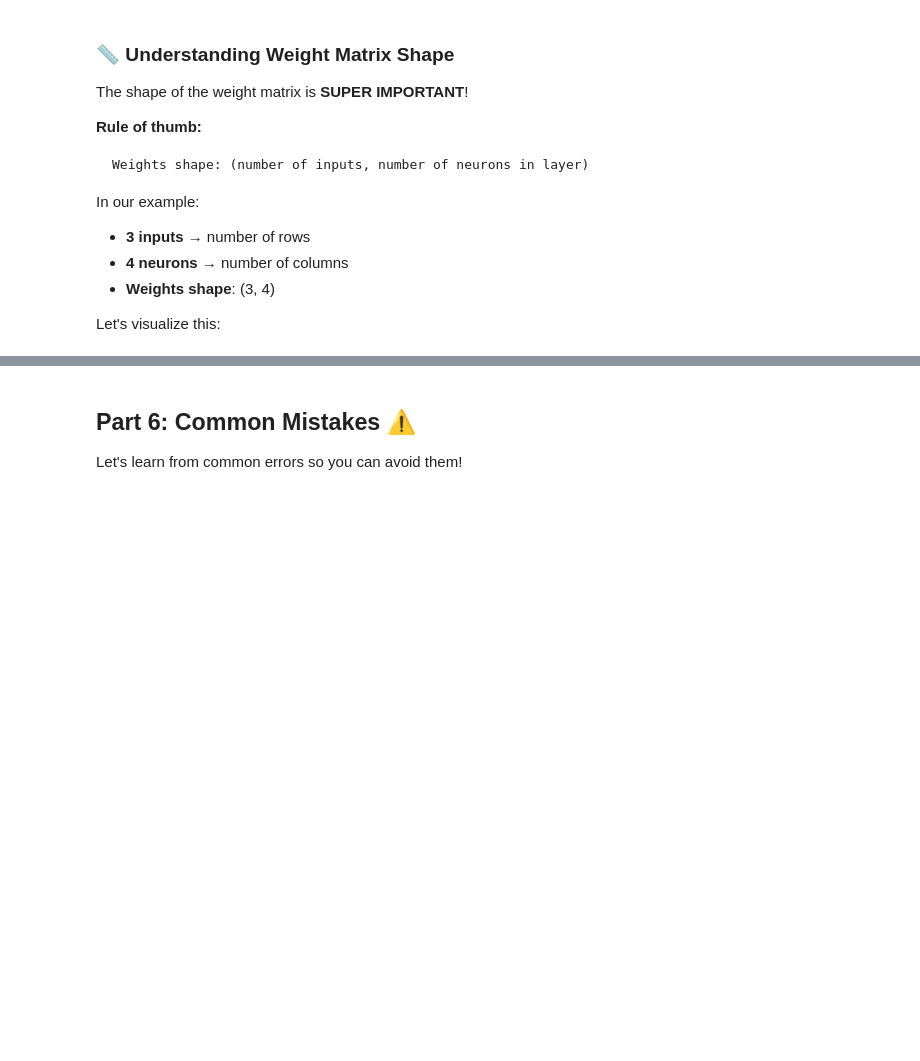
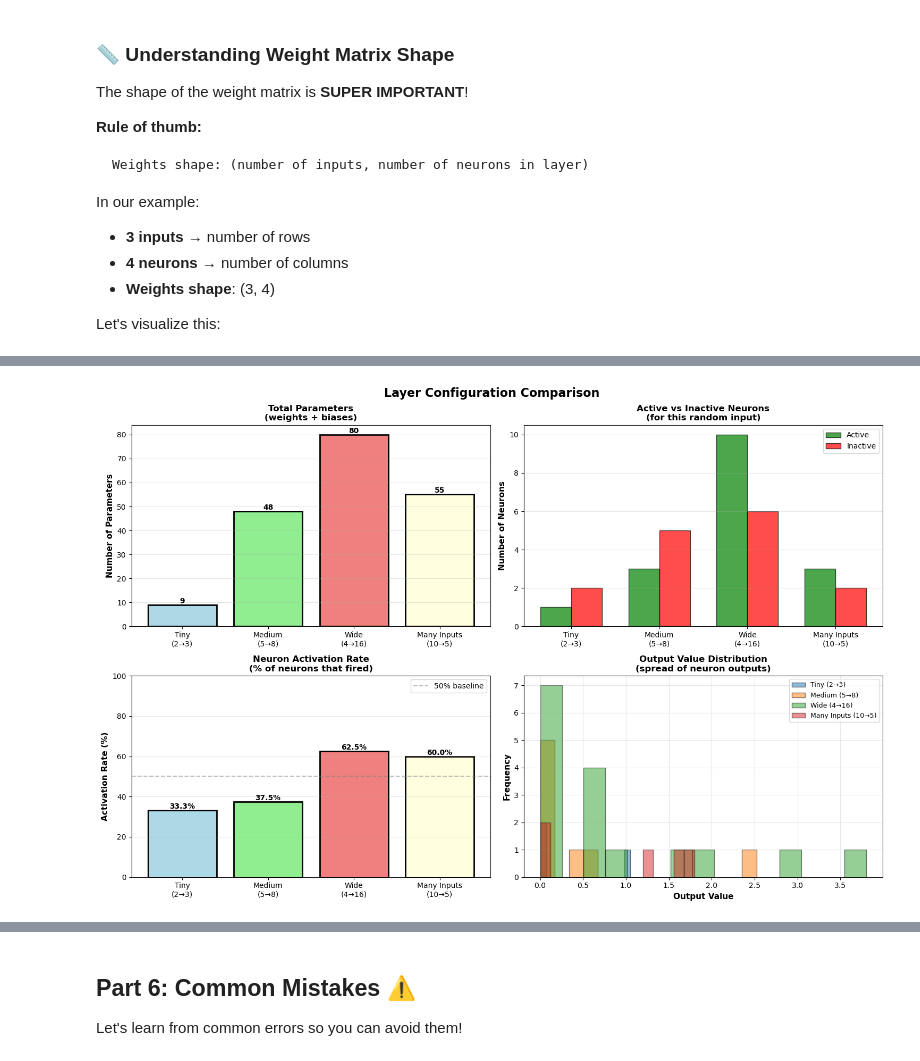
Before and after one commit to brucelee2077/applied-ai-research, a Jupyter notebook: 00-neural-networks/fundamentals/04_neural_network_layers.ipynb, the cells around one changed output, grey strips where cells are left out. Saved outputs shown, nothing was run; the diff lists cells and outputs as text; code cells hidden in the pictures; blank space fills up the shorter version.

```diff
--- a/00-neural-networks/fundamentals/04_neural_network_layers.ipynb
+++ b/00-neural-networks/fundamentals/04_neural_network_layers.ipynb
@@ -577,0 +952,89 @@ print("="*70)
+# %%
+# STEP 3: Visualize and Compare Results
+import matplotlib.pyplot as plt
+
+print("\n" + "="*70)
+print("📊 COMPARING ALL EXPERIMENTS")
+print("="*70)
+
+# Create comparison visualization
+fig, axes = plt.subplots(2, 2, figsize=(15, 10))
+fig.suptitle('Layer Configuration Comparison', fontsize=16, fontweight='bold')
+
+# Extract data for plotting
+experiment_names = ["Tiny\n(2→3)", "Medium\n(5→8)", "Wide\n(4→16)", "Many Inputs\n(10→5)"]
+param_counts = [r['total_params'] for r in results]
+neuron_counts = [r['num_neurons'] for r in results]
+active_counts = [r['active_neurons'] for r in results]
+activation_rates = [r['activation_rate'] for r in results]
+
+# Plot 1: Total Parameters
+ax1 = axes[0, 0]
+bars1 = ax1.bar(experiment_names, param_counts, color=['lightblue', 'lightgreen', 'lightcoral', 'lightyellow'], edgecolor='black', linewidth=2)
+ax1.set_ylabel('Number of Parameters', fontsize=11, fontweight='bold')
+ax1.set_title('Total Parameters\n(weights + biases)', fontsize=12, fontweight='bold')
+ax1.grid(axis='y', alpha=0.3)
+# Add value labels on bars
+for bar, value in zip(bars1, param_counts):
+    height = bar.get_height()
+    ax1.text(bar.get_x() + bar.get_width()/2., height,
+            f'{int(value)}', ha='center', va='bottom', fontweight='bold')
+
+# Plot 2: Active vs Inactive Neurons
+ax2 = axes[0, 1]
+x_pos = range(len(experiment_names))
+width = 0.35
+inactive_counts = [r['num_neurons'] - r['active_neurons'] for r in results]
+
+bars2a = ax2.bar([p - width/2 for p in x_pos], active_counts, width, label='Active', color='green', alpha=0.7, edgecolor='black')
+bars2b = ax2.bar([p + width/2 for p in x_pos], inactive_counts, width, label='Inactive', color='red', alpha=0.7, edgecolor='black')
+ax2.set_ylabel('Number of Neurons', fontsize=11, fontweight='bold')
+ax2.set_title('Active vs Inactive Neurons\n(for this random input)', fontsize=12, fontweight='bold')
+ax2.set_xticks(x_pos)
+ax2.set_xticklabels(experiment_names)
+ax2.legend()
+ax2.grid(axis='y', alpha=0.3)
+
+# Plot 3: Activation Rate
+ax3 = axes[1, 0]
+bars3 = ax3.bar(experiment_names, activation_rates, color=['lightblue', 'lightgreen', 'lightcoral', 'lightyellow'], edgecolor='black', linewidth=2)
+ax3.set_ylabel('Activation Rate (%)', fontsize=11, fontweight='bold')
+ax3.set_title('Neuron Activation Rate\n(% of neurons that fired)', fontsize=12, fontweight='bold')
+ax3.set_ylim([0, 100])
+ax3.axhline(y=50, color='gray', linestyle='--', alpha=0.5, label='50% baseline')
+ax3.legend()
+ax3.grid(axis='y', alpha=0.3)
+# Add value labels
+for bar, value in zip(bars3, activation_rates):
+    height = bar.get_height()
+    ax3.text(bar.get_x() + bar.get_width()/2., height,
+            f'{value:.1f}%', ha='center', va='bottom', fontweight='bold')
+
+# Plot 4: Output Distribution for each experiment
+ax4 = axes[1, 1]
+for idx, (result, name) in enumerate(zip(results, experiment_names)):
+    output = result['output']
+    # Create a histogram for this experiment
+    ax4.hist(output, bins=15, alpha=0.5, label=name.replace('\n', ' '), edgecolor='black')
+
+ax4.set_xlabel('Output Value', fontsize=11, fontweight='bold')
+ax4.set_ylabel('Frequency', fontsize=11, fontweight='bold')
+ax4.set_title('Output Value Distribution\n(spread of neuron outputs)', fontsize=12, fontweight='bold')
+ax4.legend(fontsize=9)
+ax4.grid(alpha=0.3)
+
+plt.tight_layout()
+plt.show()
+
+# Print comparison table
+print("\n📋 COMPARISON TABLE")
+print("="*90)
+print(f"{'Experiment':<20} {'Config':<12} {'Params':<10} {'Active':<12} {'Rate':<10}")
+print("="*90)
+for name, result in zip(experiment_names, results):
+    config = f"{result['num_inputs']}→{result['num_neurons']}"
+    active_str = f"{result['active_neurons']}/{result['num_neurons']}"
+    rate_str = f"{result['activation_rate']:.1f}%"
+    print(f"{name.replace(chr(10), ' '):<20} {config:<12} {result['total_params']:<10} {active_str:<12} {rate_str:<10}")
+print("="*90)
+# %% [output]
@@ -577,0 +1044 @@ print("="*70)
+[figure, added]
```
Also changed, not shown: parts of 21 cells of this notebook, 40 other files.
